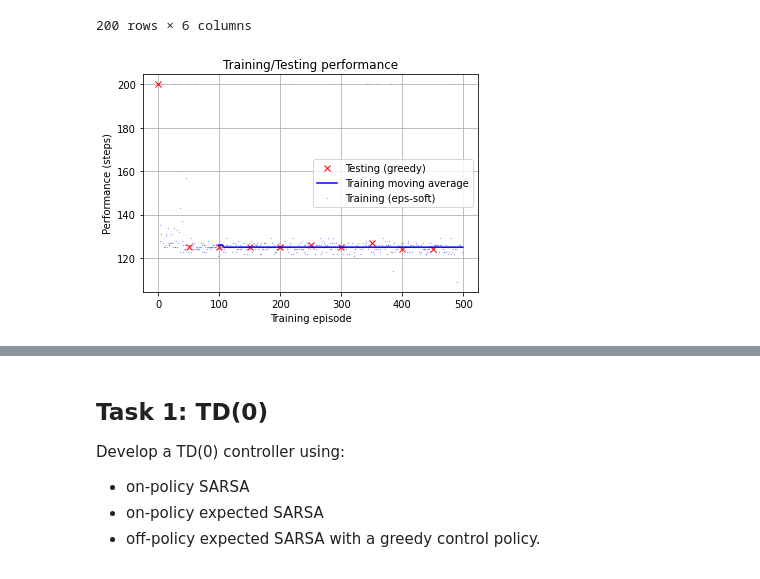
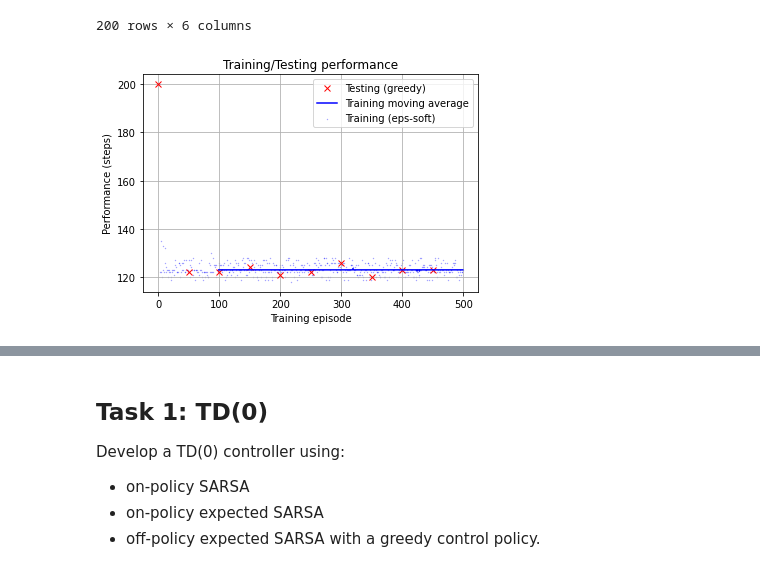
Before and after one commit to constructor-s/aps1080_winter_2021, a Jupyter notebook: A3/A3.ipynb, the cells around one changed output, grey strips where cells are left out. Saved outputs shown, nothing was run; the diff lists cells and outputs as text; code cells hidden in the pictures.

```diff
--- a/A3/A3.ipynb
+++ b/A3/A3.ipynb
@@ -195,7 +195,7 @@ def train(step_update_fun,
                                                 run_env(policy_fun)):
                 s, s_ = obs2state(o), obs2state(o_)
                 episode.append((s, a, r, s_, a_, done))
-                step_update_fun(episode, Q, alpha, gamma)
+                step_update_fun(episode, Q, alpha, gamma, eps)
 
             # Monitor training progress
             training_hist.append((episode_i, len(episode)))
@@ -248,36 +248,36 @@ S, A, R, S_, A_, DONE = 0, 1, 2, 3, 4, 5
 class monte_carlo_update():
     """
     Function that provides the Monte Carlo update at the end of the episode
     """
     def __init__(self):
         """
         Initialize the Returns dict to store the return history across episodes
         """
         self.Returns = defaultdict(lambda : defaultdict(list))
 
-    def __call__(self, episode, Q, alpha, gamma):
+    def __call__(self, episode, Q, alpha, gamma, *args, **kwargs):
         """
         Page 101, epsilon soft MC
         """
         # MC only updates after the entire episode is done
         if not episode[-1][DONE]:
             return
         else:
             G = 0
             sa_pairs = tuple([
                         (St, At) for St, At, Rt_1, St_1, At_1, done in episode])
             for t in reversed(range(len(episode))):
                 St, At, Rt_1, St_1, At_1, done = episode[t]
                 G = gamma * G + Rt_1
                 if not (St, At) in sa_pairs[:t]:
                     self.Returns[St][At].append(G)
                     Q[St, At] = np.mean(self.Returns[St][At])
 
-result = train(step_update_fun=monte_carlo_update(), gamma=0.999, eps = 0.001,
+result = train(step_update_fun=monte_carlo_update(), gamma=0.999, eps = 0.0001,
                                             n_training_episodes=500)
 globals().update(result)
 # %% [output]
-[figure, old version]
+[figure, new version]
 # %%
 #%% Monte Carlo testing
 
```
Also changed, not shown: parts of 3 cells of this notebook.
